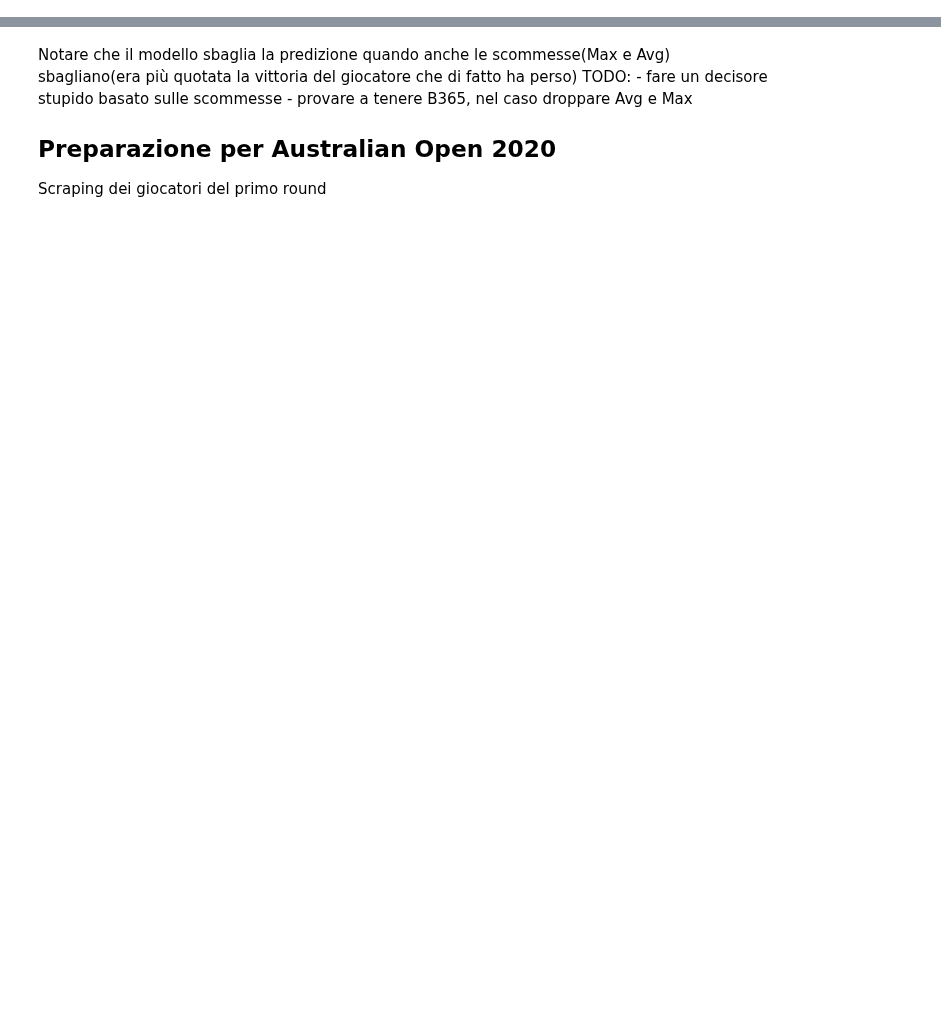
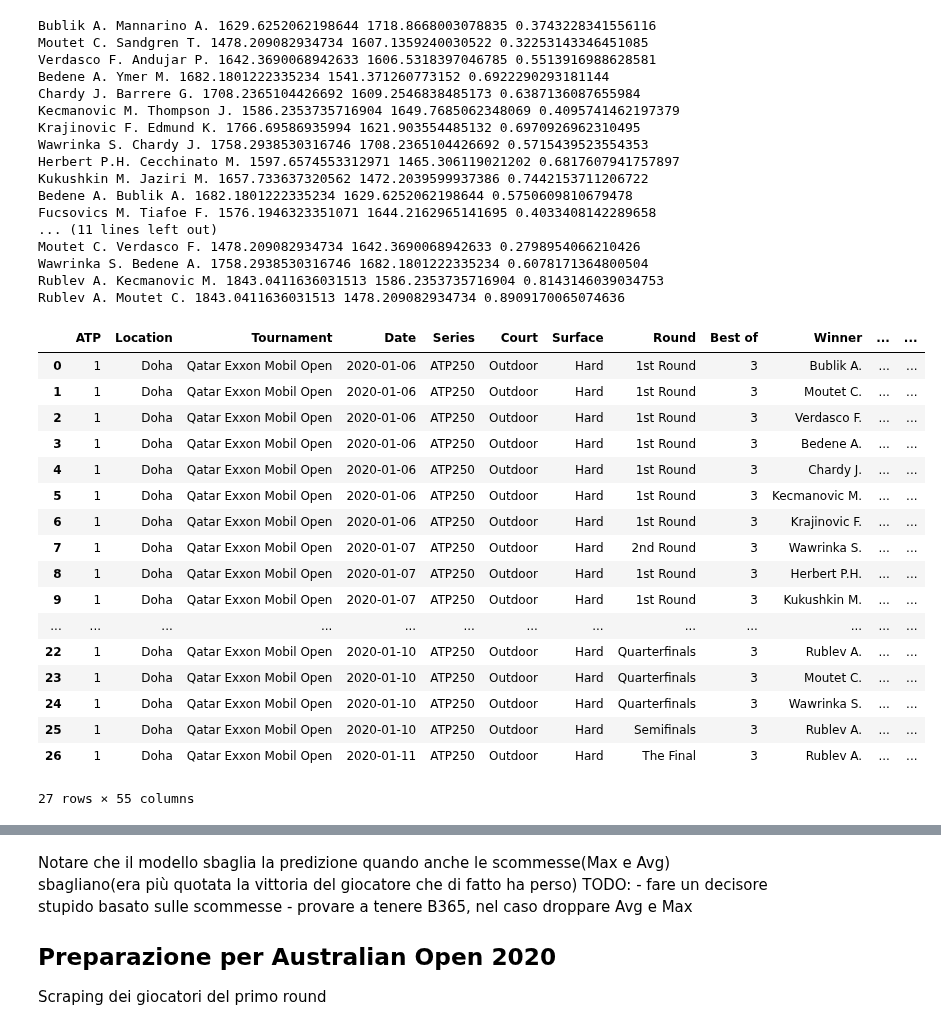
Before and after one commit to diegochine/ao2020-winner-predictor, a Jupyter notebook: Tournament Simulation.ipynb, the cells around one changed output, grey strips where cells are left out. Saved outputs shown, nothing was run; the diff lists cells and outputs as text; code cells hidden in the pictures; blank space fills up the shorter version.

```diff
--- a/Tournament Simulation.ipynb
+++ b/Tournament Simulation.ipynb
@@ -35,6 +9,7 @@ players
+# %%
+features_to_drop = ['Surface', 'WElo', 'WSurfElo', 'LElo', 'LSurfElo']
 # %%
-features_to_drop = ['Best of', 'Court','Surface']
-X, Y = preprocess_data(2011, 2019, features_to_drop)
+X, Y, playersElo = preprocess_data(2011, 2019, features_to_drop, returnElo=True)
 # %%
 # Build the model
 rf = RandomForestClassifier(n_estimators=250,
@@ -47,2 +30,50 @@ rf.fit(X_train, Y_train)
+# %%
+# TODO creare il dataset completo aggiungendo gli elo calcolati(WEloCalc, LEloCalc) e la ProbaElo
+tournament = pd.read_csv("data/" + str(2020) + ".csv", encoding='utf-8-sig', dtype=DATA_TYPES)
+elos = {'WEloCalc': [], 'LEloCalc': [], 'ProbaElo':[]}
+for index, match in tournament.iterrows():
+    elos['WEloCalc'].append(playersElo[match['Winner']])
+    elos['LEloCalc'].append(playersElo[match['Loser']])
+    elos['ProbaElo'].append(1 / (1 + 10 ** ((playersElo[match['Loser']] - playersElo[match['Winner']]) / 400)))
+    print(match['Winner'], match['Loser'], playersElo[match['Winner']], playersElo[match['Loser']], 1 / (1 + 10 ** ((playersElo[match['Loser']] - playersElo[match['Winner']]) / 400)))
+
+tournament = tournament.assign(WEloCalc=elos['WEloCalc'], LEloCalc=elos['LEloCalc'], ProbaElo=elos['ProbaElo'])
+tournament
+# %% [output]
+Bublik A. Mannarino A. 1629.6252062198644 1718.8668003078835 0.3743228341556116
+Moutet C. Sandgren T. 1478.209082934734 1607.1359240030522 0.32253143346451085
+Verdasco F. Andujar P. 1642.3690068942633 1606.5318397046785 0.5513916988628581
+Bedene A. Ymer M. 1682.1801222335234 1541.371260773152 0.6922290293181144
+Chardy J. Barrere G. 1708.2365104426692 1609.2546838485173 0.6387136087655984
+Kecmanovic M. Thompson J. 1586.2353735716904 1649.7685062348069 0.4095741462197379
+Krajinovic F. Edmund K. 1766.69586935994 1621.903554485132 0.6970926962310495
+Wawrinka S. Chardy J. 1758.2938530316746 1708.2365104426692 0.5715439523554353
+Herbert P.H. Cecchinato M. 1597.6574553312971 1465.306119021202 0.6817607941757897
+Kukushkin M. Jaziri M. 1657.733637320562 1472.2039599937386 0.7442153711206722
+Bedene A. Bublik A. 1682.1801222335234 1629.6252062198644 0.5750609810679478
+Fucsovics M. Tiafoe F. 1576.1946323351071 1644.2162965141695 0.4033408142289658
+... (11 lines left out)
+Moutet C. Verdasco F. 1478.209082934734 1642.3690068942633 0.2798954066210426
+Wawrinka S. Bedene A. 1758.2938530316746 1682.1801222335234 0.6078171364800504
+Rublev A. Kecmanovic M. 1843.0411636031513 1586.2353735716904 0.8143146039034753
+Rublev A. Moutet C. 1843.0411636031513 1478.209082934734 0.8909170065074636
+|  | ATP | Location | Tournament | Date | Series | Court | Surface | Round | Best of | Winner | ... | ... |
+| 0 | 1 | Doha | Qatar Exxon Mobil Open | 2020-01-06 | ATP250 | Outdoor | Hard | 1st Round | 3 | Bublik A. | ... | ... |
+| 1 | 1 | Doha | Qatar Exxon Mobil Open | 2020-01-06 | ATP250 | Outdoor | Hard | 1st Round | 3 | Moutet C. | ... | ... |
+| 2 | 1 | Doha | Qatar Exxon Mobil Open | 2020-01-06 | ATP250 | Outdoor | Hard | 1st Round | 3 | Verdasco F. | ... | ... |
+| 3 | 1 | Doha | Qatar Exxon Mobil Open | 2020-01-06 | ATP250 | Outdoor | Hard | 1st Round | 3 | Bedene A. | ... | ... |
+| 4 | 1 | Doha | Qatar Exxon Mobil Open | 2020-01-06 | ATP250 | Outdoor | Hard | 1st Round | 3 | Chardy J. | ... | ... |
+| 5 | 1 | Doha | Qatar Exxon Mobil Open | 2020-01-06 | ATP250 | Outdoor | Hard | 1st Round | 3 | Kecmanovic M. | ... | ... |
+| 6 | 1 | Doha | Qatar Exxon Mobil Open | 2020-01-06 | ATP250 | Outdoor | Hard | 1st Round | 3 | Krajinovic F. | ... | ... |
+| 7 | 1 | Doha | Qatar Exxon Mobil Open | 2020-01-07 | ATP250 | Outdoor | Hard | 2nd Round | 3 | Wawrinka S. | ... | ... |
+| 8 | 1 | Doha | Qatar Exxon Mobil Open | 2020-01-07 | ATP250 | Outdoor | Hard | 1st Round | 3 | Herbert P.H. | ... | ... |
+| 9 | 1 | Doha | Qatar Exxon Mobil Open | 2020-01-07 | ATP250 | Outdoor | Hard | 1st Round | 3 | Kukushkin M. | ... | ... |
+| ... | ... | ... | ... | ... | ... | ... | ... | ... | ... | ... | ... | ... |
+| 22 | 1 | Doha | Qatar Exxon Mobil Open | 2020-01-10 | ATP250 | Outdoor | Hard | Quarterfinals | 3 | Rublev A. | ... | ... |
+| 23 | 1 | Doha | Qatar Exxon Mobil Open | 2020-01-10 | ATP250 | Outdoor | Hard | Quarterfinals | 3 | Moutet C. | ... | ... |
+| 24 | 1 | Doha | Qatar Exxon Mobil Open | 2020-01-10 | ATP250 | Outdoor | Hard | Quarterfinals | 3 | Wawrinka S. | ... | ... |
+| 25 | 1 | Doha | Qatar Exxon Mobil Open | 2020-01-10 | ATP250 | Outdoor | Hard | Semifinals | 3 | Rublev A. | ... | ... |
+| 26 | 1 | Doha | Qatar Exxon Mobil Open | 2020-01-11 | ATP250 | Outdoor | Hard | The Final | 3 | Rublev A. | ... | ... |
+27 rows × 55 columns
 # %%
 def simulation(model,
```
Also changed, not shown: parts of 7 cells of this notebook, 4 other files.
